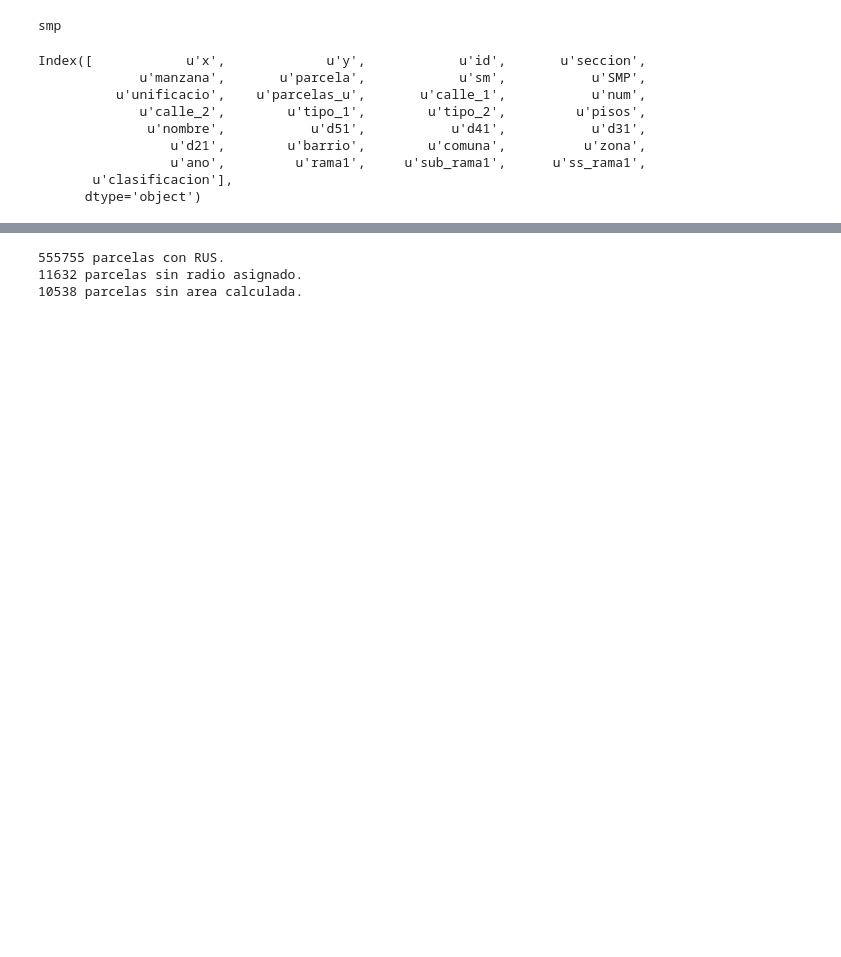
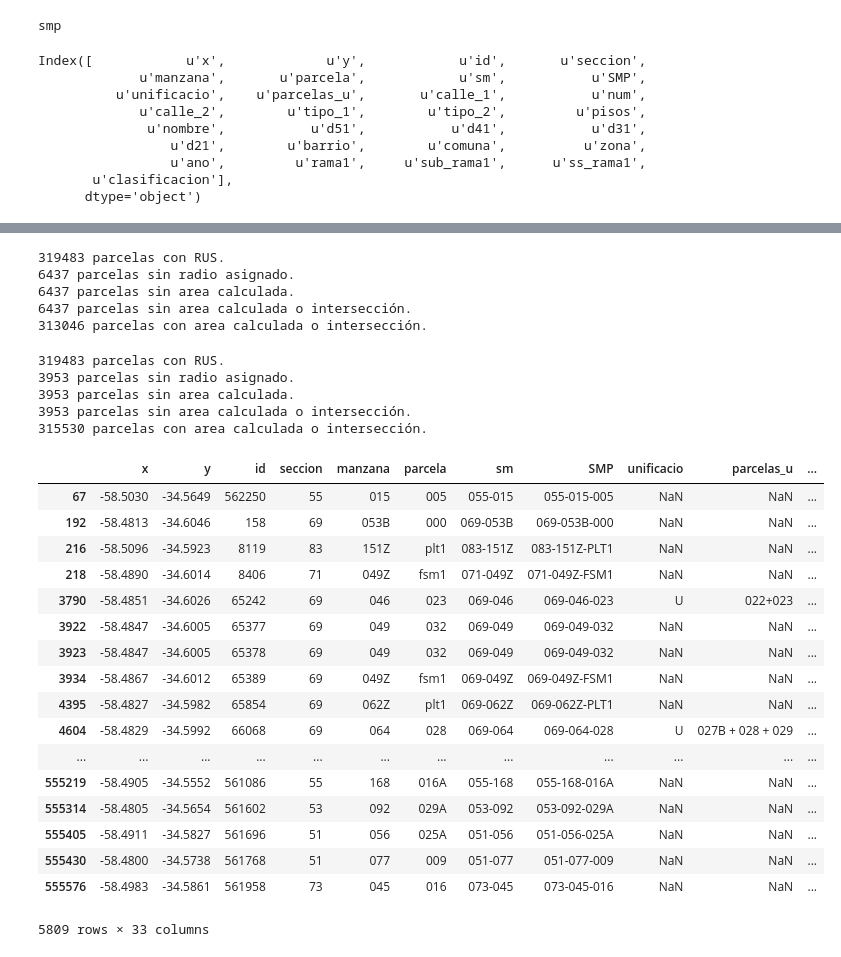
Before and after one commit to gcba/tod, a Jupyter notebook: 3d-Uso del suelo.ipynb, the cells around one changed output, grey strips where cells are left out. Drawn from its saved outputs; the diff is of its cells as text; code cells hidden in the pictures; blank space fills up the shorter version.

```diff
--- a/3d-Uso del suelo.ipynb
+++ b/3d-Uso del suelo.ipynb
@@ -108,5 +177,5 @@ parcelas_df["SMP"] = parcelas_df["SMP"].str.upper()
 # %%
-df = df.join(parcelas_df[["SMP", "AREA", "CO_FRAC_RA"]].set_index("SMP"), on="SMP")
+df = df.join(parcelas_df[["SMP", "AREA", "AREA_INTER", "area_calculo", "CO_FRAC_RA"]].set_index("SMP"), on="SMP")
 df.head()
 # %% [output]
 |  | x | y | id | seccion | manzana | parcela | sm | SMP | unificacio | parcelas_u | ... |
@@ -119,8 +188,73 @@ df.head()
 # %%
-print len(df), "parcelas con RUS."
-print len(df[pd.isnull(df["CO_FRAC_RA"])]), "parcelas sin radio asignado."
-print len(df[pd.isnull(df["AREA"])]), "parcelas sin area calculada."
+print len(df["SMP"].unique()), "parcelas con RUS."
+print len(df[pd.isnull(df["CO_FRAC_RA"])]["SMP"].unique()), "parcelas sin radio asignado."
+print len(df[pd.isnull(df["AREA"])]["SMP"].unique()), "parcelas sin area calculada."
+print len(df[pd.isnull(df["area_calculo"])]["SMP"].unique()), "parcelas sin area calculada o intersección."
+print len(df[pd.notnull(df["area_calculo"])]["SMP"].unique()), "parcelas con area calculada o intersección."
 # %% [output]
-555755 parcelas con RUS.
-11632 parcelas sin radio asignado.
-10538 parcelas sin area calculada.
+319483 parcelas con RUS.
+6437 parcelas sin radio asignado.
+6437 parcelas sin area calculada.
+6437 parcelas sin area calculada o intersección.
+313046 parcelas con area calculada o intersección.
+# %%
+def assign_radio_to_splitted_manzanas(id_radio, smp, parcelas_df):
+    if pd.isnull(id_radio):
+        s, m, p = smp.split("-")
+        p = p[:3]
+        smp = "-".join([s, m, p])
+
+        radios = parcelas_df[parcelas_df.SMP.str.startswith(smp)]["CO_FRAC_RA"].unique()
+        if len(radios) == 1:
+            return radios[0]
+
+    return id_radio
+
+def aggregate_area_of_splitted_manzanas(id_radio, smp, area, parcelas_df):
+    if pd.isnull(area) and pd.notnull(id_radio):
+        s, m, p = smp.split("-")
+        p = p[:3]
+        smp = "-".join([s, m, p])
+        return parcelas_df[parcelas_df.SMP.str.startswith(smp)]["AREA"].sum()
+
+    return area
+
+assign_radio_partial = partial(assign_radio_to_splitted_manzanas, parcelas_df=parcelas_df)
+aggregate_area_partial = partial(aggregate_area_of_splitted_manzanas, parcelas_df=parcelas_df)
+
+df.CO_FRAC_RA = map(assign_radio_partial, df.CO_FRAC_RA, df.SMP)
+df.AREA = map(aggregate_area_partial, df.CO_FRAC_RA, df.SMP, df.AREA)
+df["area_calculo"] = map(select_area, df.AREA_INTER, df.AREA)
+# %%
+print len(df["SMP"].unique()), "parcelas con RUS."
+print len(df[pd.isnull(df["CO_FRAC_RA"])]["SMP"].unique()), "parcelas sin radio asignado."
+print len(df[pd.isnull(df["AREA"])]["SMP"].unique()), "parcelas sin area calculada."
+print len(df[pd.isnull(df["area_calculo"])]["SMP"].unique()), "parcelas sin area calculada o intersección."
+print len(df[pd.notnull(df["area_calculo"])]["SMP"].unique()), "parcelas con area calculada o intersección."
+# %% [output]
+319483 parcelas con RUS.
+3953 parcelas sin radio asignado.
+3953 parcelas sin area calculada.
+3953 parcelas sin area calculada o intersección.
+315530 parcelas con area calculada o intersección.
+# %%
+df[pd.isnull(df["CO_FRAC_RA"])]
+# %% [output]
+|  | x | y | id | seccion | manzana | parcela | sm | SMP | unificacio | parcelas_u | ... |
+| 67 | -58.5030 | -34.5649 | 562250 | 55 | 015 | 005 | 055-015 | 055-015-005 | NaN | NaN | ... |
+| 192 | -58.4813 | -34.6046 | 158 | 69 | 053B | 000 | 069-053B | 069-053B-000 | NaN | NaN | ... |
+| 216 | -58.5096 | -34.5923 | 8119 | 83 | 151Z | plt1 | 083-151Z | 083-151Z-PLT1 | NaN | NaN | ... |
+| 218 | -58.4890 | -34.6014 | 8406 | 71 | 049Z | fsm1 | 071-049Z | 071-049Z-FSM1 | NaN | NaN | ... |
+| 3790 | -58.4851 | -34.6026 | 65242 | 69 | 046 | 023 | 069-046 | 069-046-023 | U | 022+023 | ... |
+| 3922 | -58.4847 | -34.6005 | 65377 | 69 | 049 | 032 | 069-049 | 069-049-032 | NaN | NaN | ... |
+| 3923 | -58.4847 | -34.6005 | 65378 | 69 | 049 | 032 | 069-049 | 069-049-032 | NaN | NaN | ... |
+| 3934 | -58.4867 | -34.6012 | 65389 | 69 | 049Z | fsm1 | 069-049Z | 069-049Z-FSM1 | NaN | NaN | ... |
+| 4395 | -58.4827 | -34.5982 | 65854 | 69 | 062Z | plt1 | 069-062Z | 069-062Z-PLT1 | NaN | NaN | ... |
+| 4604 | -58.4829 | -34.5992 | 66068 | 69 | 064 | 028 | 069-064 | 069-064-028 | U | 027B + 028 + 029 | ... |
+| ... | ... | ... | ... | ... | ... | ... | ... | ... | ... | ... | ... |
+| 555219 | -58.4905 | -34.5552 | 561086 | 55 | 168 | 016A | 055-168 | 055-168-016A | NaN | NaN | ... |
+| 555314 | -58.4805 | -34.5654 | 561602 | 53 | 092 | 029A | 053-092 | 053-092-029A | NaN | NaN | ... |
+| 555405 | -58.4911 | -34.5827 | 561696 | 51 | 056 | 025A | 051-056 | 051-056-025A | NaN | NaN | ... |
+| 555430 | -58.4800 | -34.5738 | 561768 | 51 | 077 | 009 | 051-077 | 051-077-009 | NaN | NaN | ... |
+| 555576 | -58.4983 | -34.5861 | 561958 | 73 | 045 | 016 | 073-045 | 073-045-016 | NaN | NaN | ... |
+5809 rows × 33 columns
```
Also changed, not shown: parts of 33 cells of this notebook, 18 other files.
